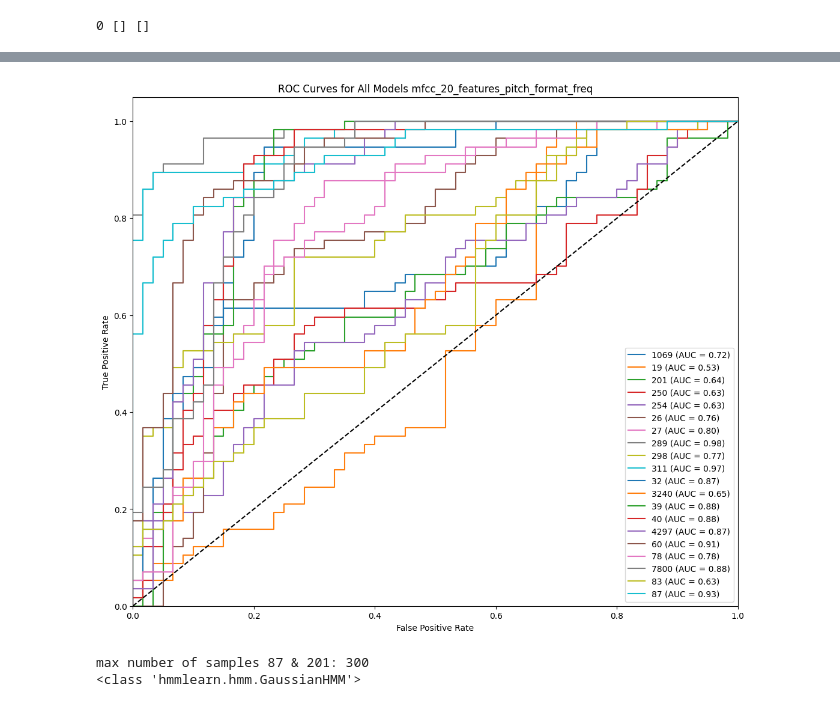
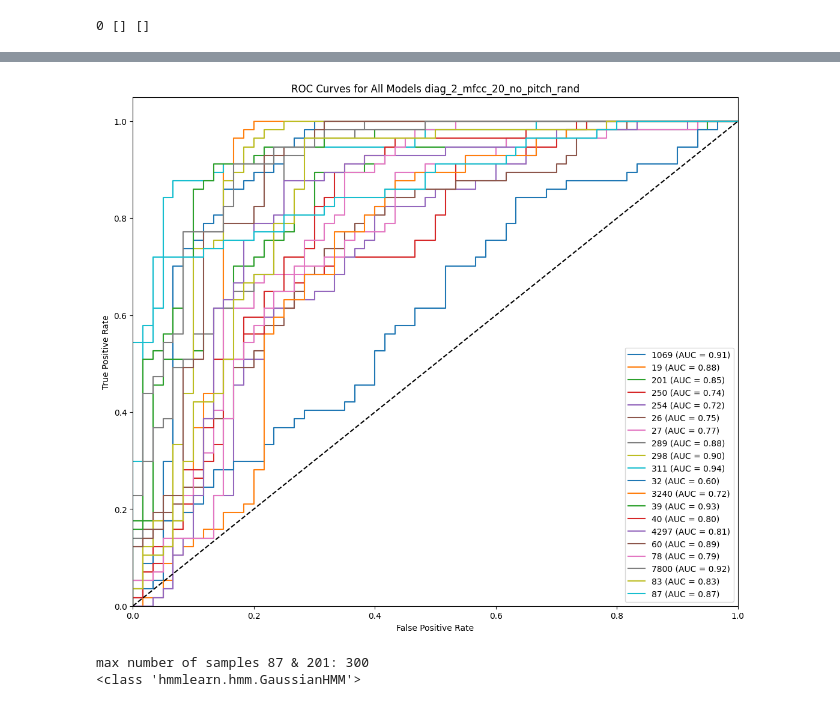
Before and after one commit to 0dink/BioMed_project, a Jupyter notebook: code/final_v3/evaluate_HMM.ipynb, the cells around one changed output, grey strips where cells are left out. Cells and saved outputs as stored; diff of their text form; code cells hidden in the pictures.

Commit message:
metrics

```diff
--- a/code/final_v3/evaluate_HMM.ipynb
+++ b/code/final_v3/evaluate_HMM.ipynb
@@ -9,7 +9,7 @@ import matplotlib.pyplot as plt
 from hmmlearn import hmm
 from sklearn.metrics import confusion_matrix, f1_score, accuracy_score, precision_score, recall_score, roc_curve, roc_auc_score
 # %%
-features = "mfcc_20_features_pitch_format_freq"
+features = "mfcc_20_no_pitch_rand"
 
 with open(f"../../data/extracted_features_v2/{features}.pickle", "rb") as file:
    mfcc_stats_dict = pickle.load(file)
@@ -228,7 +228,7 @@ def plot_roc_all(model_dict, data_dict, features_used="", save_dir=None):
     plt.close()  # Close plot to prevent overlap in successive calls
 # %%
 def train_hmm(features):
-    model = hmm.GaussianHMM(n_components=5, covariance_type="diag", n_iter=1000, random_state=55)
+    model = hmm.GaussianHMM(n_components=2, covariance_type="diag", n_iter=1000, random_state=55)
     model.fit(features)
     return model
 
@@ -277,8 +271,8 @@ Model is not converging.  Current: -94350.46181269185 is not greater than -94350
 # %%
-save_metrics(speaker_models, test_data, output_file=f"./metrics/hmm/{features}.txt")
-plot_roc_all(speaker_models, test_data, features_used=features, save_dir="./metrics/HMM/plots")
+save_metrics(speaker_models, test_data, output_file=f"./metrics/hmm/diag_2_{features}.txt")
+plot_roc_all(speaker_models, test_data, features_used=f"diag_2_{features}", save_dir="./metrics/HMM/plots")
 # %% [output]
-[figure, old version]
+[figure, new version]
 # %%
 max_num_samples = 300
 
```
Also changed, not shown: parts of 1 cell of this notebook, 37 other files.
